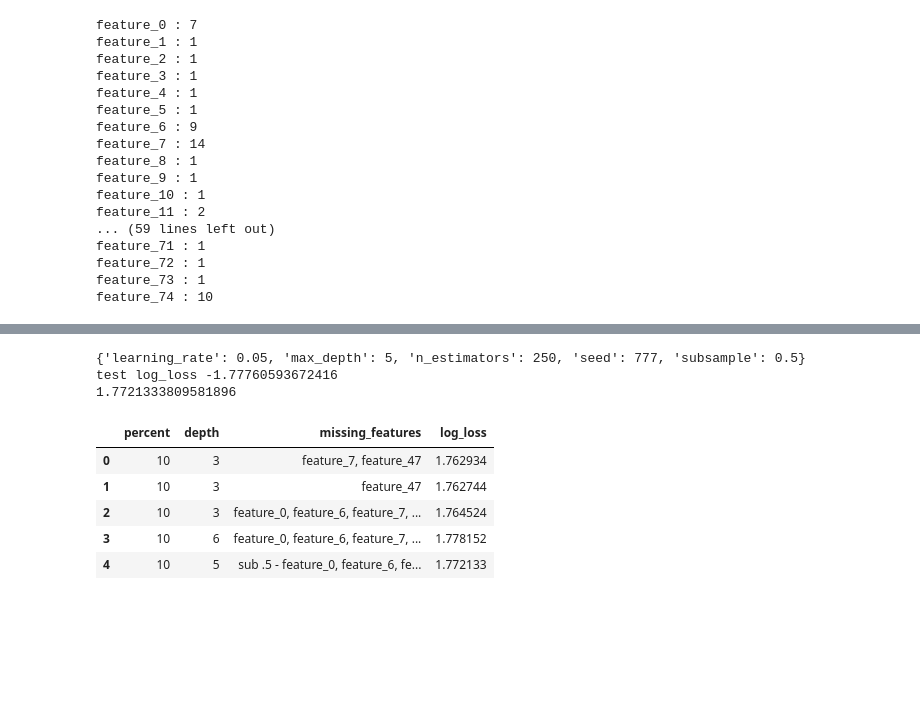
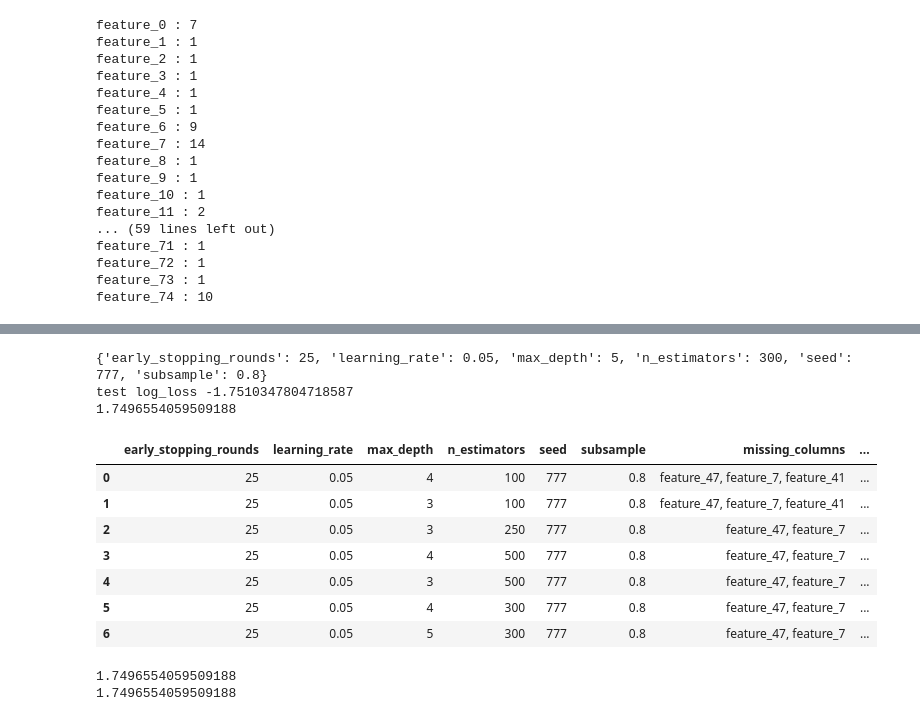
Before and after one commit to richhildebrand/Jupyter, a Jupyter notebook: playground/Tabular Playground Series - Jun 2021/XGBoost.ipynb, the cells around one changed output, grey strips where cells are left out. Drawn from its saved outputs; the diff is of its cells as text; code cells hidden in the pictures; blank space fills up the shorter version.

```diff
--- a/playground/Tabular Playground Series - Jun 2021/XGBoost.ipynb
+++ b/playground/Tabular Playground Series - Jun 2021/XGBoost.ipynb
@@ -74,7 +71,9 @@ sns.countplot(x="target", data=train_df, order=train_df['target'].value_counts()
 train_no_predict = train_df.drop(['id', 'target'], 1)
 train_predict = train_df['target']
 
-X_train, X_test, y_train, y_test = train_test_split(train_no_predict, train_predict, stratify=train_predict, train_size=0.10)
+train_percent = 0.80
+
+X_train, X_test, y_train, y_test = train_test_split(train_no_predict, train_predict, stratify=train_predict, train_size=train_percent)
 print('train count: ', len(y_train))
 print('test count: ', len(y_test))
 # %% [output]
@@ -185,22 +183,20 @@ feature_74 : 10
 import datetime;
 print(datetime.datetime.now())
 
+missing_columns = ['feature_47', 'feature_7']
 
-X_train_without_worst = X_train.drop(['feature_0', 'feature_6', 'feature_7', 'feature_11', 'feature_15', 'feature_22',
-                                      'feature_24', 'feature_27', 'feature_35', 'feature_36', 'feature_41', 'feature_42',
-                                      'feature_47', 'feature_74'], 1)
-X_test_without_worst = X_test.drop(['feature_0', 'feature_6', 'feature_7', 'feature_11', 'feature_15', 'feature_22',
-                                    'feature_24', 'feature_27', 'feature_35', 'feature_36', 'feature_41', 'feature_42',
-                                    'feature_47', 'feature_74'], 1)
+X_train_without_worst = X_train.drop(missing_columns, 1)
+X_test_without_worst = X_test.drop(missing_columns, 1)
 
 xgb_model = XGBClassifier()
-parameters = { 'seed': [777], 'n_estimators': [250],
-               'learning_rate': [0.05], 'max_depth': [5], 'subsample': [0.5] }
+parameters = { 'seed': [777], 'n_estimators': [300], 'early_stopping_rounds': [25],
+               'learning_rate': [0.05], 'max_depth': [5], 'subsample': [0.8] }
 
 clf = GridSearchCV(xgb_model, parameters,
                    cv=StratifiedKFold(n_splits=6, shuffle=True),
                    n_jobs=-1, verbose=2, refit=True, scoring='neg_log_loss')
 
+print(datetime.datetime.now())
 clf.fit(X_train_without_worst, y_train)
 print(datetime.datetime.now())
 # %% [output]
@@ -212,12 +215,29 @@ The use of label encoder in XGBClassifier is deprecated and will be removed in a
 # %%
 print(clf.best_params_)
 print('test log_loss', clf.best_score_)
 
 # run on the holdout data
 test_probs = clf.predict_proba(X_test_without_worst)
 the_log_loss = abs(log_loss(y_test, test_probs))
 print(the_log_loss)
+
+params = clf.best_params_.copy()
+params['missing_columns'] = ', '.join(map(str, missing_columns))
+params['train_percent'] = str(train_percent * 100) + '%'
+params['log_loss'] = the_log_loss
+
+#results_df = pd.DataFrame(columns = params)
+results_df = results_df.append(params, ignore_index=True)
+results_df
 # %% [output]
-{'learning_rate': 0.05, 'max_depth': 5, 'n_estimators': 250, 'seed': 777, 'subsample': 0.5}
-test log_loss -1.77760593672416
-1.7721333809581896
+{'early_stopping_rounds': 25, 'learning_rate': 0.05, 'max_depth': 5, 'n_estimators': 300, 'seed': 777, 'subsample': 0.8}
+test log_loss -1.7510347804718587
+1.7496554059509188
+|  | early_stopping_rounds | learning_rate | max_depth | n_estimators | seed | subsample | missing_columns | ... |
+| 0 | 25 | 0.05 | 4 | 100 | 777 | 0.8 | feature_47, feature_7, feature_41 | ... |
+| 1 | 25 | 0.05 | 3 | 100 | 777 | 0.8 | feature_47, feature_7, feature_41 | ... |
+| 2 | 25 | 0.05 | 3 | 250 | 777 | 0.8 | feature_47, feature_7 | ... |
+| 3 | 25 | 0.05 | 4 | 500 | 777 | 0.8 | feature_47, feature_7 | ... |
+| 4 | 25 | 0.05 | 3 | 500 | 777 | 0.8 | feature_47, feature_7 | ... |
+| 5 | 25 | 0.05 | 4 | 300 | 777 | 0.8 | feature_47, feature_7 | ... |
+| 6 | 25 | 0.05 | 5 | 300 | 777 | 0.8 | feature_47, feature_7 | ... |
@@ -229,9 +243,0 @@ train_results = train_results.append(new_row, ignore_index=True)
-# %%
-train_results
-# %% [output]
-|  | percent | depth | missing_features | log_loss |
-| 0 | 10 | 3 | feature_7, feature_47 | 1.762934 |
-| 1 | 10 | 3 | feature_47 | 1.762744 |
-| 2 | 10 | 3 | feature_0, feature_6, feature_7, ... | 1.764524 |
-| 3 | 10 | 6 | feature_0, feature_6, feature_7, ... | 1.778152 |
-| 4 | 10 | 5 | sub .5 - feature_0, feature_6, fe... | 1.772133 |
@@ -237,0 +246,10 @@ train_results
+# %%
+the_log_loss = abs(log_loss(y_test, test_probs))
+the_clip = np.clip(test_probs, 0.001, 0.999)
+the_clip_log_loss = abs(log_loss(y_test, the_clip))
+
+print(the_log_loss)
+print(the_clip_log_loss)
+# %% [output]
+1.7496554059509188
+1.7496554059509188
```
Also changed, not shown: parts of 8 cells of this notebook.
